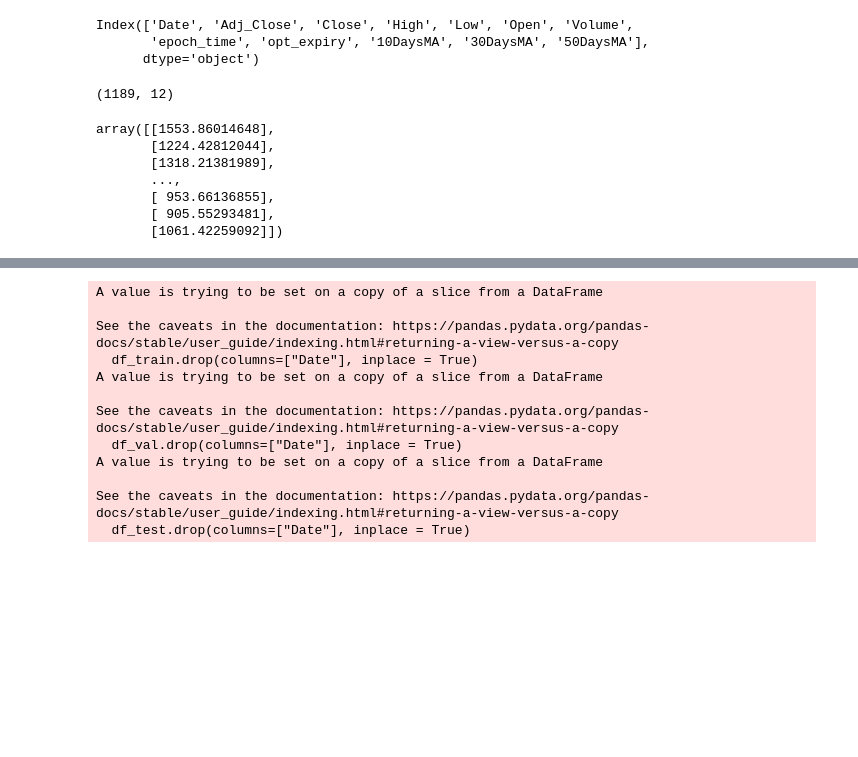
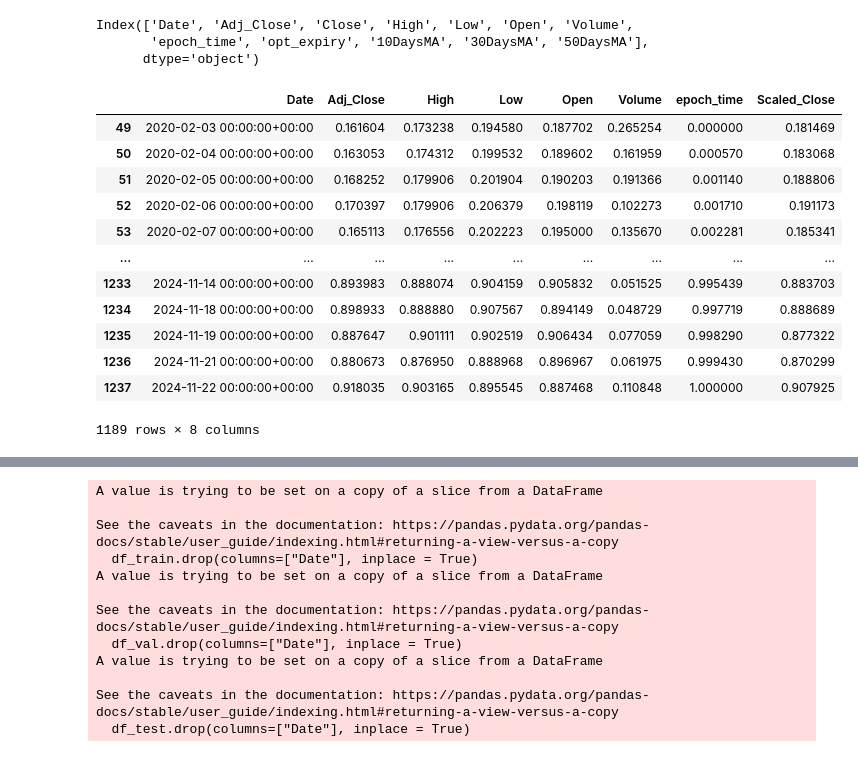
Before and after one commit to Monzero/MSDS_458_Group_N, a Jupyter notebook: 06_Transformers_T2V/MS458_Transformers_10Days.ipynb, the cells around one changed output, grey strips where cells are left out. Cells and saved outputs as stored; diff of their text form; code cells hidden in the pictures; blank space fills up the shorter version.

```diff
--- a/06_Transformers_T2V/MS458_Transformers_10Days.ipynb
+++ b/06_Transformers_T2V/MS458_Transformers_10Days.ipynb
@@ -168,4 +179,0 @@ target_scaler = MinMaxScaler(feature_range=(0,1))
-# %%
-df_train_all.shape
-# %% [output]
-(1189, 12)
@@ -184,10 +179,0 @@ df_train_all_scaled["Scaled_Close"] = pd.DataFrame(
-# %%
-target_scaler.inverse_transform(np.array(df_train_all_scaled["Volume"]).reshape(-1,1))
-# %% [output]
-array([[1553.86014648],
-       [1224.42812044],
-       [1318.21381989],
-       ...,
-       [ 953.66136855],
-       [ 905.55293481],
-       [1061.42259092]])
@@ -196,5 +180,41 @@ df_train_all_scaled.drop(columns=["Close"],inplace=True)
 # %%
-df_train_all_scaled.drop(columns=["opt_expiry"], inplace=True)
+## Trial 2
+features_to_use = ['Open', 'Volume', 'High','Low', 'Adj_Close']
+features_to_scale = ['Open', 'Volume', 'High','Low', 'Adj_Close','epoch_time']
+features_to_leave = ['epoch_time']
+target = ['Close']
+df_train_all_scaled = df_train_all.copy()
+df_train_all_scaled
+feature_scaler = MinMaxScaler(feature_range=(0,1))
+target_scaler = MinMaxScaler(feature_range=(0,1))
+df_train_all_scaled[features_to_scale] = pd.DataFrame(
+    feature_scaler.fit_transform(df_train_all[features_to_scale]),
+    columns=features_to_scale,
+    index=df_train_all.index
+)
+
+df_train_all_scaled["Scaled_Close"] = pd.DataFrame(
+    target_scaler.fit_transform(df_train_all[["Close"]]),
+    columns=["Scaled_Close"],
+    index=df_train_all.index
+)
+df_train_all_scaled.drop(columns=["Close"],inplace=True)
+df_train_all_scaled.drop(columns=["opt_expiry", '10DaysMA','30DaysMA','50DaysMA'], inplace=True)
+df_train_all_scaled
+# %% [output]
+|  | Date | Adj_Close | High | Low | Open | Volume | epoch_time | Scaled_Close |
+| 49 | 2020-02-03 00:00:00+00:00 | 0.161604 | 0.173238 | 0.194580 | 0.187702 | 0.265254 | 0.000000 | 0.181469 |
+| 50 | 2020-02-04 00:00:00+00:00 | 0.163053 | 0.174312 | 0.199532 | 0.189602 | 0.161959 | 0.000570 | 0.183068 |
+| 51 | 2020-02-05 00:00:00+00:00 | 0.168252 | 0.179906 | 0.201904 | 0.190203 | 0.191366 | 0.001140 | 0.188806 |
+| 52 | 2020-02-06 00:00:00+00:00 | 0.170397 | 0.179906 | 0.206379 | 0.198119 | 0.102273 | 0.001710 | 0.191173 |
+| 53 | 2020-02-07 00:00:00+00:00 | 0.165113 | 0.176556 | 0.202223 | 0.195000 | 0.135670 | 0.002281 | 0.185341 |
+| ... | ... | ... | ... | ... | ... | ... | ... | ... |
+| 1233 | 2024-11-14 00:00:00+00:00 | 0.893983 | 0.888074 | 0.904159 | 0.905832 | 0.051525 | 0.995439 | 0.883703 |
+| 1234 | 2024-11-18 00:00:00+00:00 | 0.898933 | 0.888880 | 0.907567 | 0.894149 | 0.048729 | 0.997719 | 0.888689 |
+| 1235 | 2024-11-19 00:00:00+00:00 | 0.887647 | 0.901111 | 0.902519 | 0.906434 | 0.077059 | 0.998290 | 0.877322 |
+| 1236 | 2024-11-21 00:00:00+00:00 | 0.880673 | 0.876950 | 0.888968 | 0.896967 | 0.061975 | 0.999430 | 0.870299 |
+| 1237 | 2024-11-22 00:00:00+00:00 | 0.918035 | 0.903165 | 0.895545 | 0.887468 | 0.110848 | 1.000000 | 0.907925 |
+1189 rows × 8 columns
 # %%
 df_train = df_train_all_scaled[df_train_all_scaled["Date"] <= "2023-12-31"]
 # %%
```
Also changed, not shown: parts of 41 cells of this notebook.
